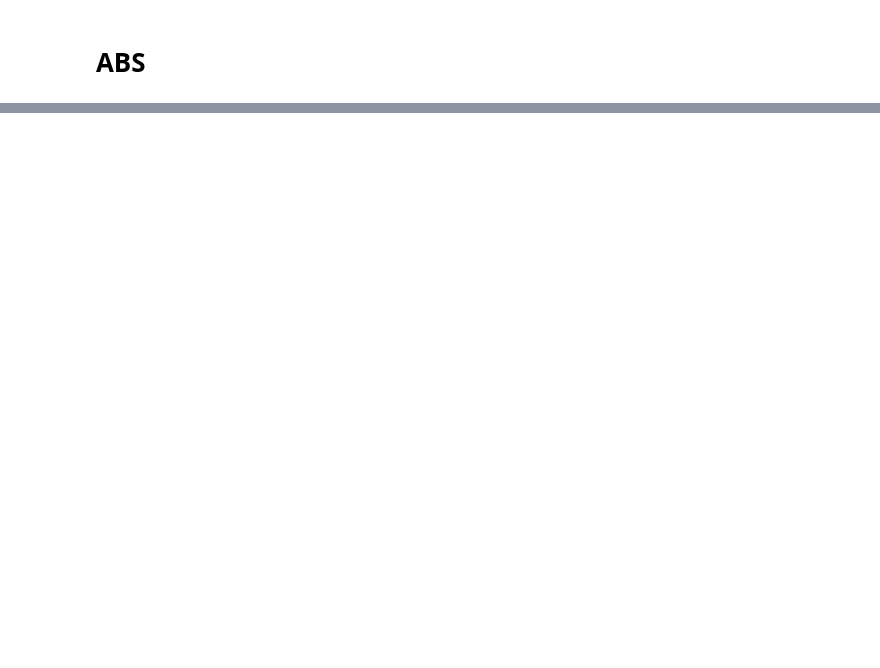
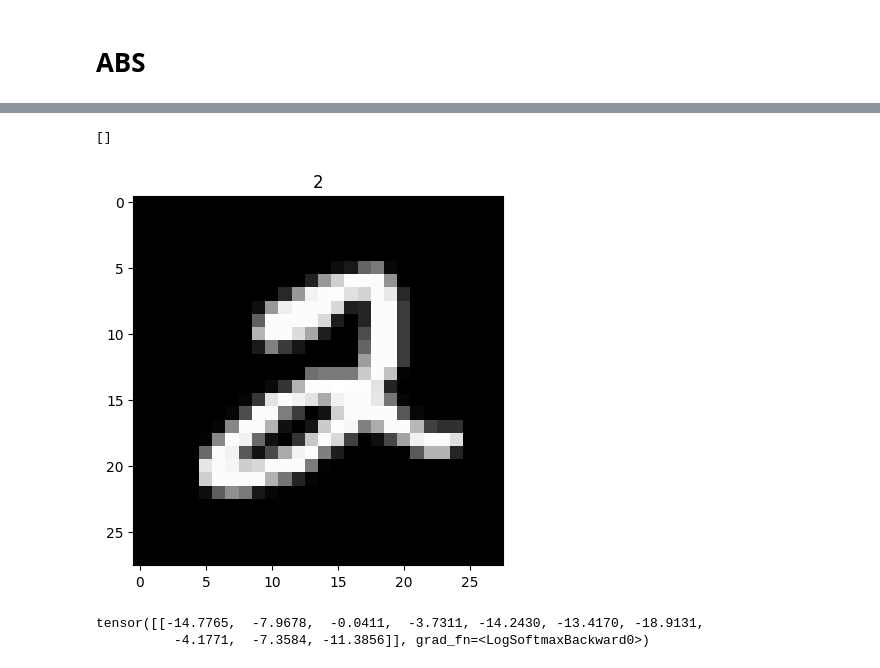
Before and after one commit to guilevieiram/psc, a Jupyter notebook: ABS/abs.ipynb, the cells around one changed output, grey strips where cells are left out. Drawn from its saved outputs; the diff is of its cells as text; code cells hidden in the pictures; blank space fills up the shorter version.

```diff
--- a/ABS/abs.ipynb
+++ b/ABS/abs.ipynb
@@ -152 +150,21 @@ MNIST(
 )
+# %%
+abs_loader = torch.utils.data.DataLoader(
+    testset,
+)
+# %%
+seed = 5
+benign_image = abs_loader.dataset[seed][0][0]
+label = abs_loader.dataset[seed][1]
+plt.imshow(benign_image, cmap='gray')
+plt.title(label)
+plt.plot()
+# %% [output]
+[]
+[figure, added]
+# %%
+activations = network(benign_image)
+activations
+# %% [output]
+tensor([[-14.7765,  -7.9678,  -0.0411,  -3.7311, -14.2430, -13.4170, -18.9131,
+          -4.1771,  -7.3584, -11.3856]], grad_fn=<LogSoftmaxBackward0>)
```
Also changed, not shown: parts of 21 cells of this notebook, 1 other file.
